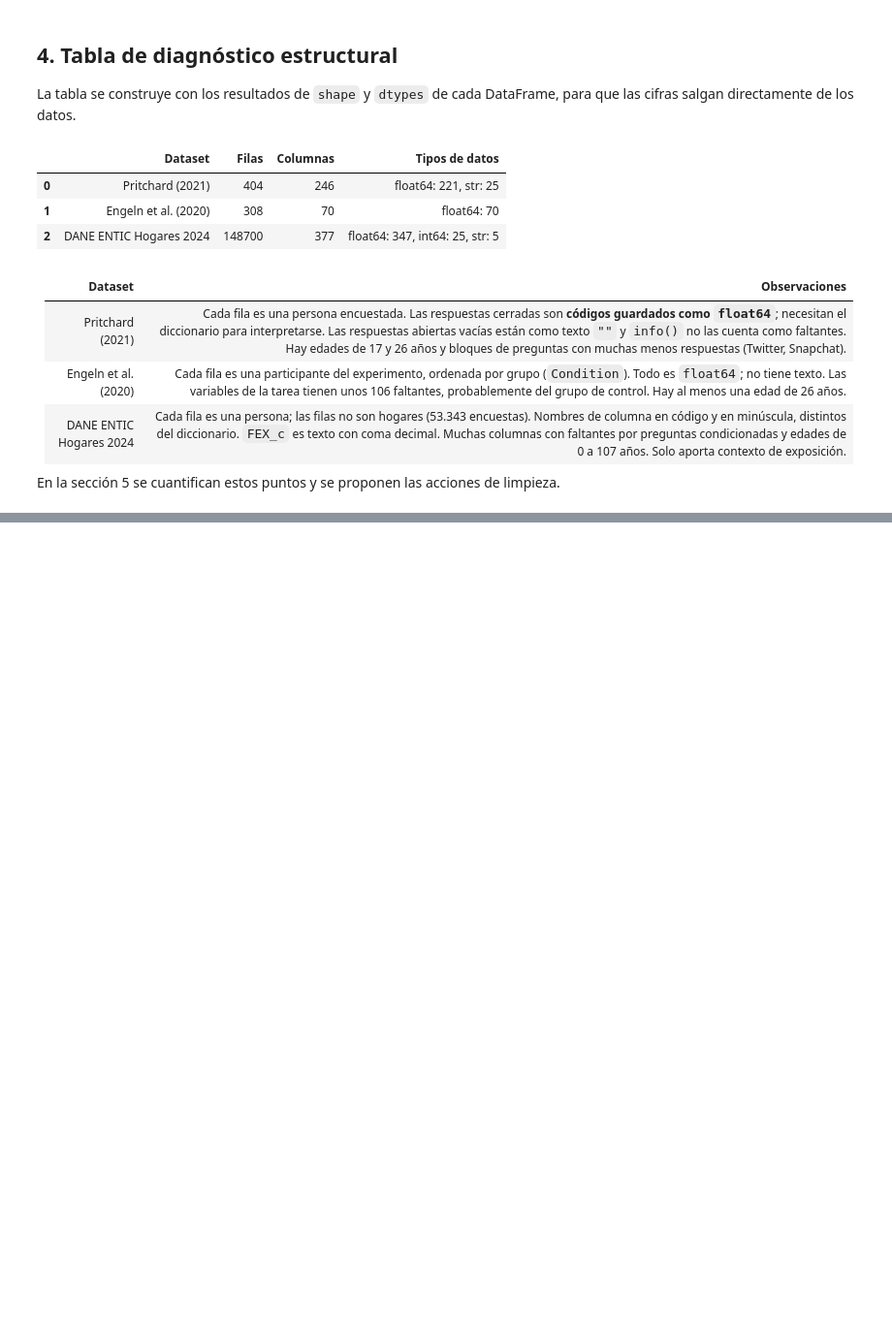
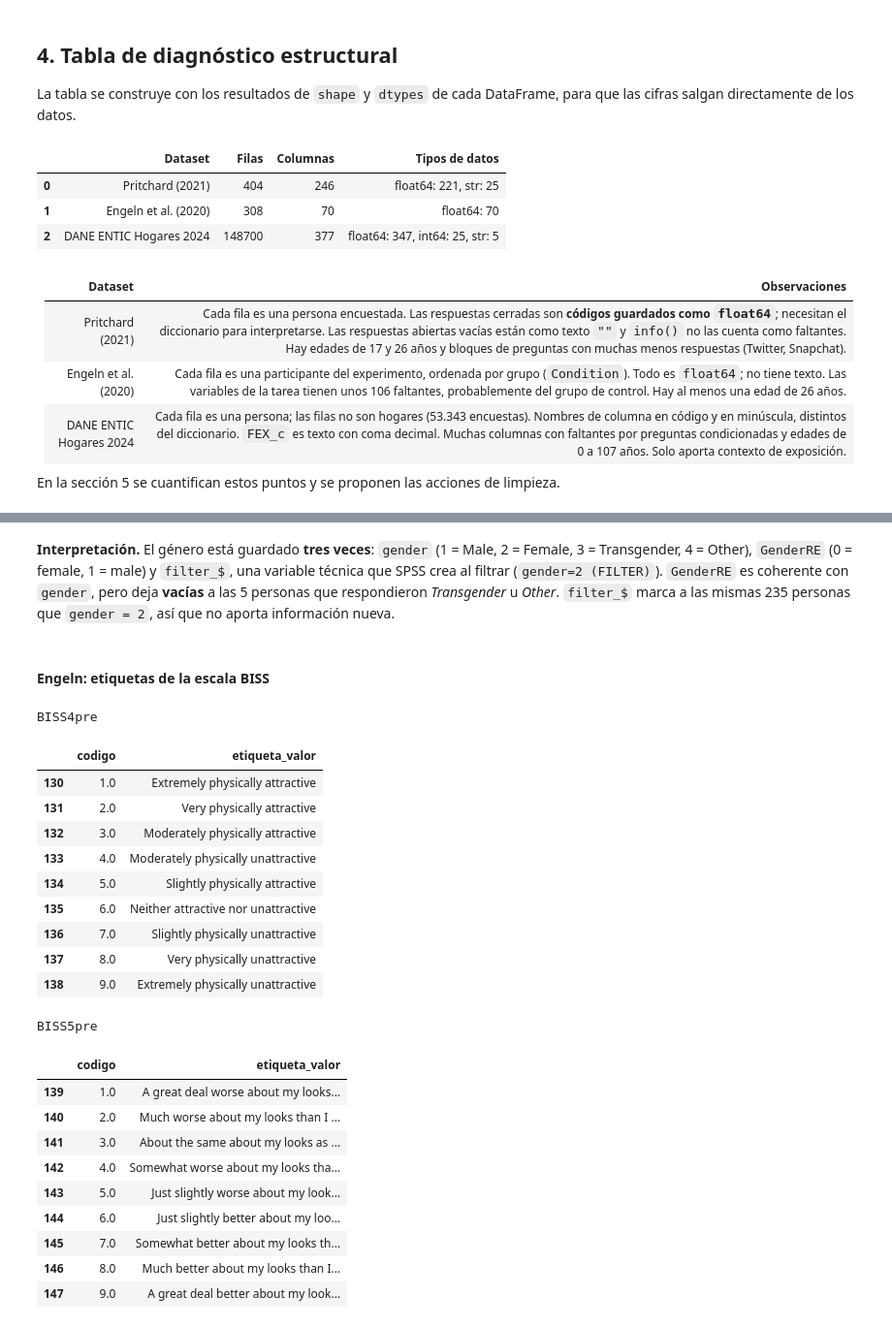
Before and after one commit to MMBEGAMBRE/percepcion-belleza-redes, a Jupyter notebook: notebooks/diagnostico_calidad.ipynb, the cells around one changed output, grey strips where cells are left out. Shown at 97% size. Drawn from its saved outputs; the diff is of its cells as text; code cells hidden in the pictures; blank space fills up the shorter version.

```diff
--- a/notebooks/diagnostico_calidad.ipynb
+++ b/notebooks/diagnostico_calidad.ipynb
@@ -654,0 +1075,31 @@ En la sección 5 se cuantifican estos puntos y se proponen las acciones de limpi
+# %% [markdown]
+**Interpretación.** El género está guardado **tres veces**: `gender` (1 = Male, 2 = Female, 3 = Transgender, 4 = Other), `GenderRE` (0 = female, 1 = male) y `filter_$`, una variable técnica que SPSS crea al filtrar (`gender=2 (FILTER)`). `GenderRE` es coherente con `gender`, pero deja **vacías** a las 5 personas que respondieron *Transgender* u *Other*. `filter_$` marca a las mismas 235 personas que `gender = 2`, así que no aporta información nueva.
+# %% [markdown]
+#### Engeln: etiquetas de la escala BISS
+# %%
+for variable in ["BISS4pre", "BISS5pre"]:
+    print(variable)
+    display(etiquetas(dic_engeln, variable))
+# %% [output]
+BISS4pre
+|  | codigo | etiqueta_valor |
+| 130 | 1.0 | Extremely physically attractive |
+| 131 | 2.0 | Very physically attractive |
+| 132 | 3.0 | Moderately physically attractive |
+| 133 | 4.0 | Moderately physically unattractive |
+| 134 | 5.0 | Slightly physically attractive |
+| 135 | 6.0 | Neither attractive nor unattractive |
+| 136 | 7.0 | Slightly physically unattractive |
+| 137 | 8.0 | Very physically unattractive |
+| 138 | 9.0 | Extremely physically unattractive |
+BISS5pre
+|  | codigo | etiqueta_valor |
+| 139 | 1.0 | A great deal worse about my looks... |
+| 140 | 2.0 | Much worse about my looks than I ... |
+| 141 | 3.0 | About the same about my looks as ... |
+| 142 | 4.0 | Somewhat worse about my looks tha... |
+| 143 | 5.0 | Just slightly worse about my look... |
+| 144 | 6.0 | Just slightly better about my loo... |
+| 145 | 7.0 | Somewhat better about my looks th... |
+| 146 | 8.0 | Much better about my looks than I... |
+| 147 | 9.0 | A great deal better about my look... |
```
Also changed, not shown: parts of 53 cells of this notebook, 1 other file.
